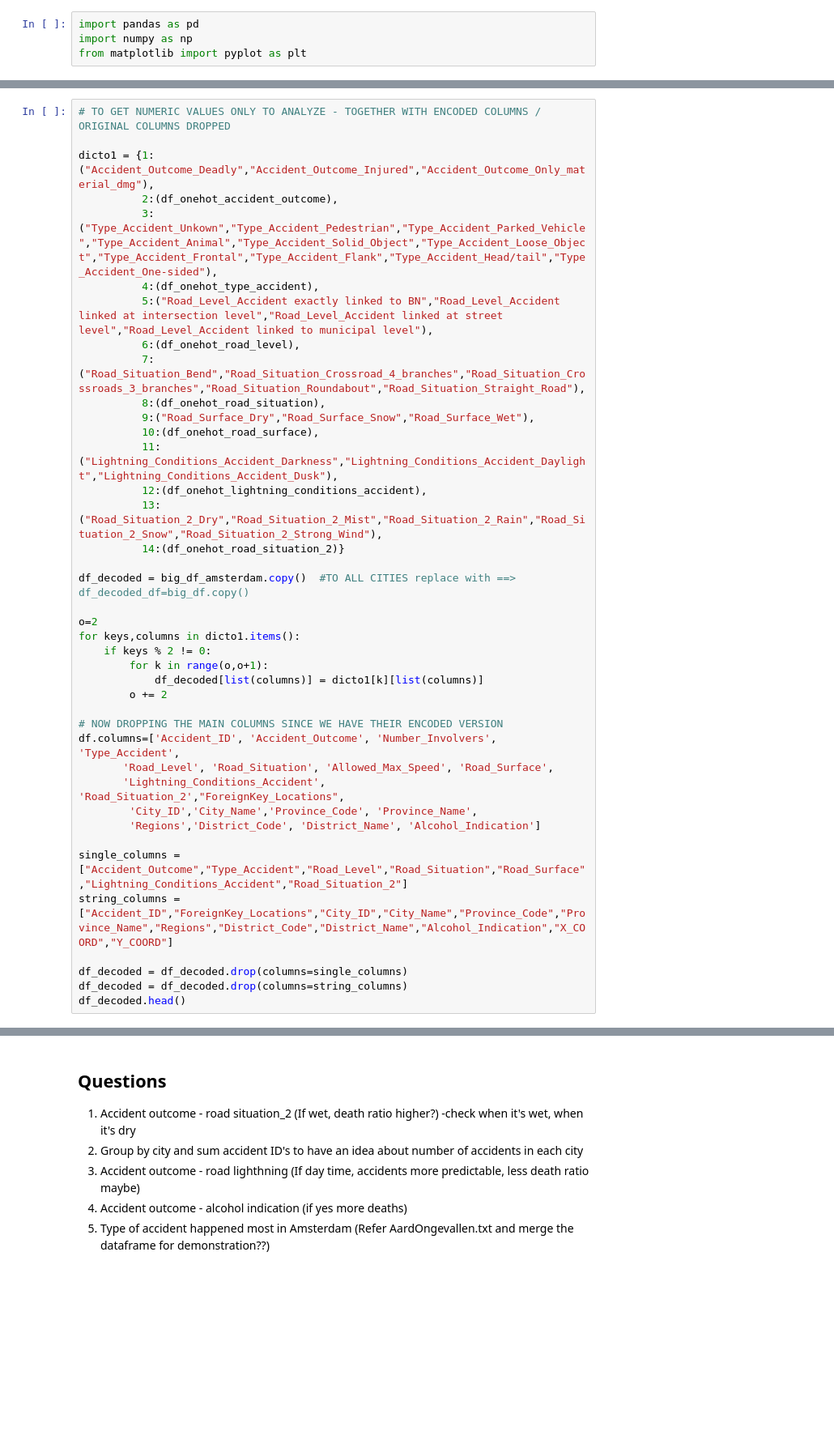
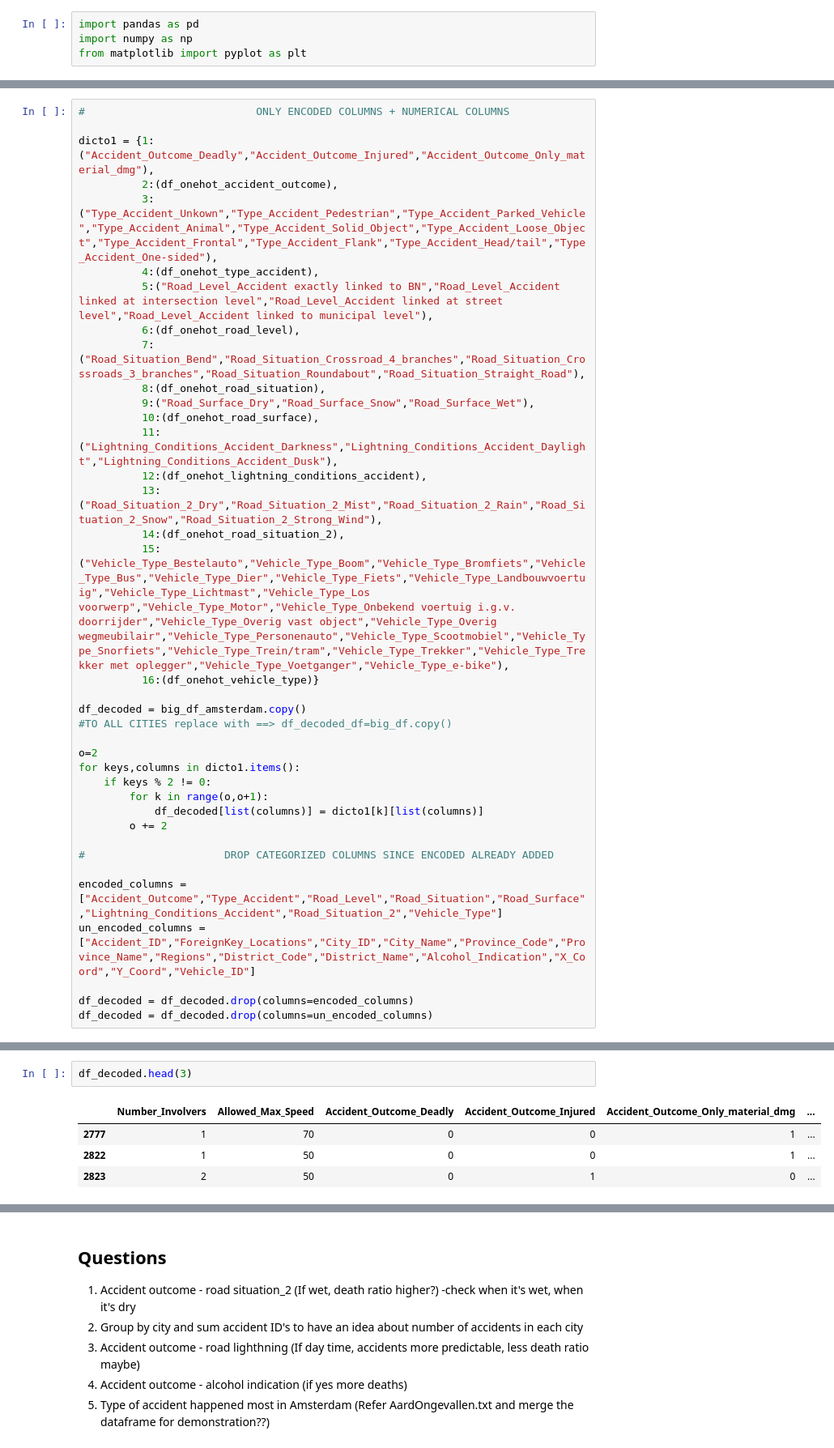
Before and after one commit to gorkemguneser/Amsterdam-Transportation-Project, a Jupyter notebook: AccidentsDataset.ipynb, the cells around one changed output, grey strips where cells are left out. Shown at 81% size. Drawn from its saved outputs; the diff is of its cells as text; blank space fills up the shorter version.

```diff
--- a/AccidentsDataset.ipynb
+++ b/AccidentsDataset.ipynb
@@ -215,5 +235,5 @@ df_onehot_road_situation_2.head()
 # %%
-# TO GET NUMERIC VALUES ONLY TO ANALYZE - TOGETHER WITH ENCODED COLUMNS / ORIGINAL COLUMNS DROPPED
+#                           ONLY ENCODED COLUMNS + NUMERICAL COLUMNS
 
 dicto1 = {1:("Accident_Outcome_Deadly","Accident_Outcome_Injured","Accident_Outcome_Only_material_dmg"),
           2:(df_onehot_accident_outcome),
@@ -228,9 +248,12 @@ dicto1 = {1:("Accident_Outcome_Deadly","Accident_Outcome_Injured","Accident_Outc
           11:("Lightning_Conditions_Accident_Darkness","Lightning_Conditions_Accident_Daylight","Lightning_Conditions_Accident_Dusk"),
           12:(df_onehot_lightning_conditions_accident),
           13:("Road_Situation_2_Dry","Road_Situation_2_Mist","Road_Situation_2_Rain","Road_Situation_2_Snow","Road_Situation_2_Strong_Wind"),
-          14:(df_onehot_road_situation_2)}
+          14:(df_onehot_road_situation_2),
+          15:("Vehicle_Type_Bestelauto","Vehicle_Type_Boom","Vehicle_Type_Bromfiets","Vehicle_Type_Bus","Vehicle_Type_Dier","Vehicle_Type_Fiets","Vehicle_Type_Landbouwvoertuig","Vehicle_Type_Lichtmast","Vehicle_Type_Los voorwerp","Vehicle_Type_Motor","Vehicle_Type_Onbekend voertuig i.g.v. doorrijder","Vehicle_Type_Overig vast object","Vehicle_Type_Overig wegmeubilair","Vehicle_Type_Personenauto","Vehicle_Type_Scootmobiel","Vehicle_Type_Snorfiets","Vehicle_Type_Trein/tram","Vehicle_Type_Trekker","Vehicle_Type_Trekker met oplegger","Vehicle_Type_Voetganger","Vehicle_Type_e-bike"),
+          16:(df_onehot_vehicle_type)}
 
-df_decoded = big_df_amsterdam.copy()  #TO ALL CITIES replace with ==> df_decoded_df=big_df.copy()
+df_decoded = big_df_amsterdam.copy()
+#TO ALL CITIES replace with ==> df_decoded_df=big_df.copy()
 
 o=2
 for keys,columns in dicto1.items():
@@ -239,16 +262,10 @@ for keys,columns in dicto1.items():
             df_decoded[list(columns)] = dicto1[k][list(columns)]
         o += 2
 
-# NOW DROPPING THE MAIN COLUMNS SINCE WE HAVE THEIR ENCODED VERSION
-df.columns=['Accident_ID', 'Accident_Outcome', 'Number_Involvers', 'Type_Accident',
-       'Road_Level', 'Road_Situation', 'Allowed_Max_Speed', 'Road_Surface',
-       'Lightning_Conditions_Accident', 'Road_Situation_2',"ForeignKey_Locations",
-        'City_ID','City_Name','Province_Code', 'Province_Name',
-        'Regions','District_Code', 'District_Name', 'Alcohol_Indication']
+#                      DROP CATEGORIZED COLUMNS SINCE ENCODED ALREADY ADDED
 
-single_columns = ["Accident_Outcome","Type_Accident","Road_Level","Road_Situation","Road_Surface","Lightning_Conditions_Accident","Road_Situation_2"]
-string_columns = ["Accident_ID","ForeignKey_Locations","City_ID","City_Name","Province_Code","Province_Name","Regions","District_Code","District_Name","Alcohol_Indication","X_COORD","Y_COORD"]
+encoded_columns = ["Accident_Outcome","Type_Accident","Road_Level","Road_Situation","Road_Surface","Lightning_Conditions_Accident","Road_Situation_2","Vehicle_Type"]
+un_encoded_columns = ["Accident_ID","ForeignKey_Locations","City_ID","City_Name","Province_Code","Province_Name","Regions","District_Code","District_Name","Alcohol_Indication","X_Coord","Y_Coord","Vehicle_ID"]
 
-df_decoded = df_decoded.drop(columns=single_columns)
-df_decoded = df_decoded.drop(columns=string_columns)
-df_decoded.head()
+df_decoded = df_decoded.drop(columns=encoded_columns)
+df_decoded = df_decoded.drop(columns=un_encoded_columns)
@@ -274,0 +272,7 @@ big_df_amsterdam.head()
+# %%
+df_decoded.head(3)
+# %% [output]
+|  | Number_Involvers | Allowed_Max_Speed | Accident_Outcome_Deadly | Accident_Outcome_Injured | Accident_Outcome_Only_material_dmg | ... |
+| 2777 | 1 | 70 | 0 | 0 | 1 | ... |
+| 2822 | 1 | 50 | 0 | 0 | 1 | ... |
+| 2823 | 2 | 50 | 0 | 1 | 0 | ... |
```
Also changed, not shown: parts of 20 cells of this notebook.
